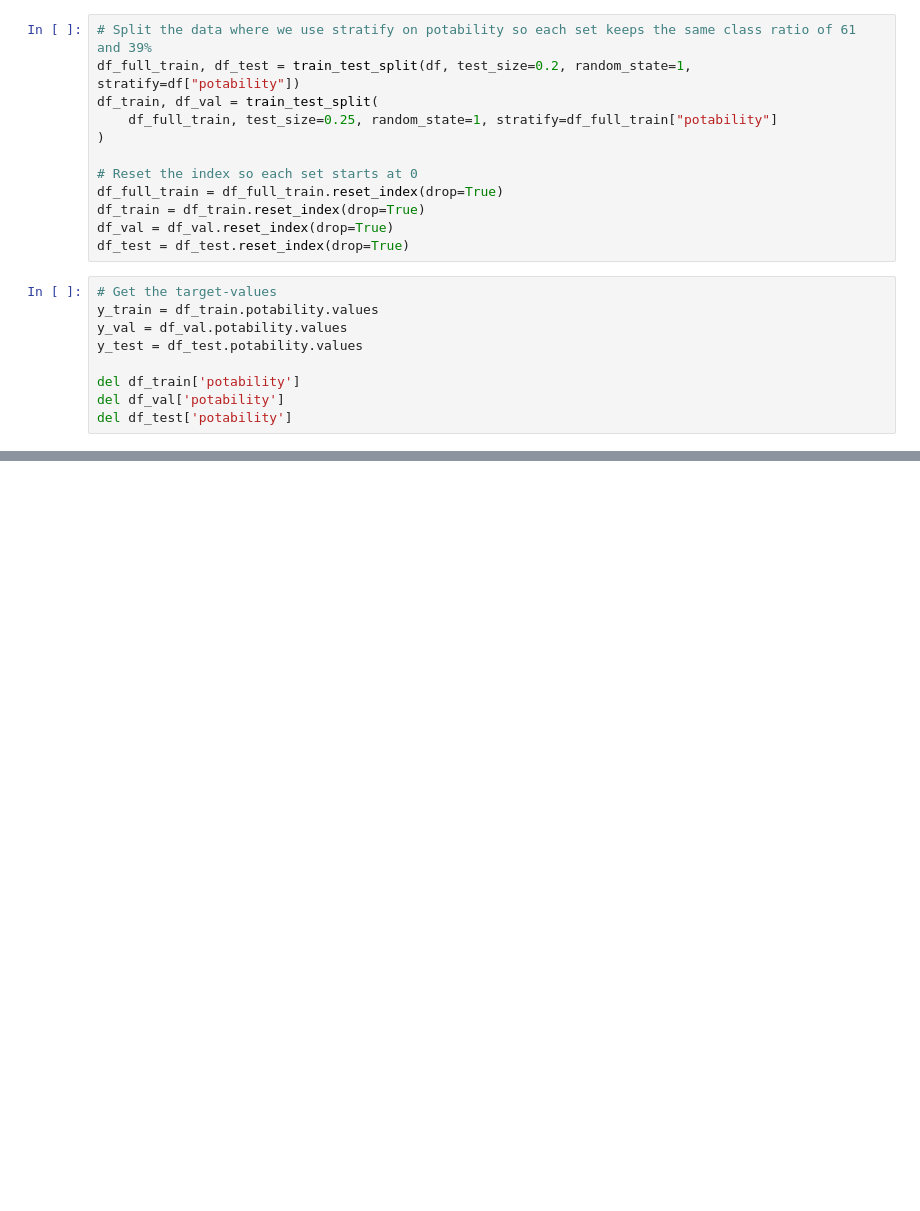
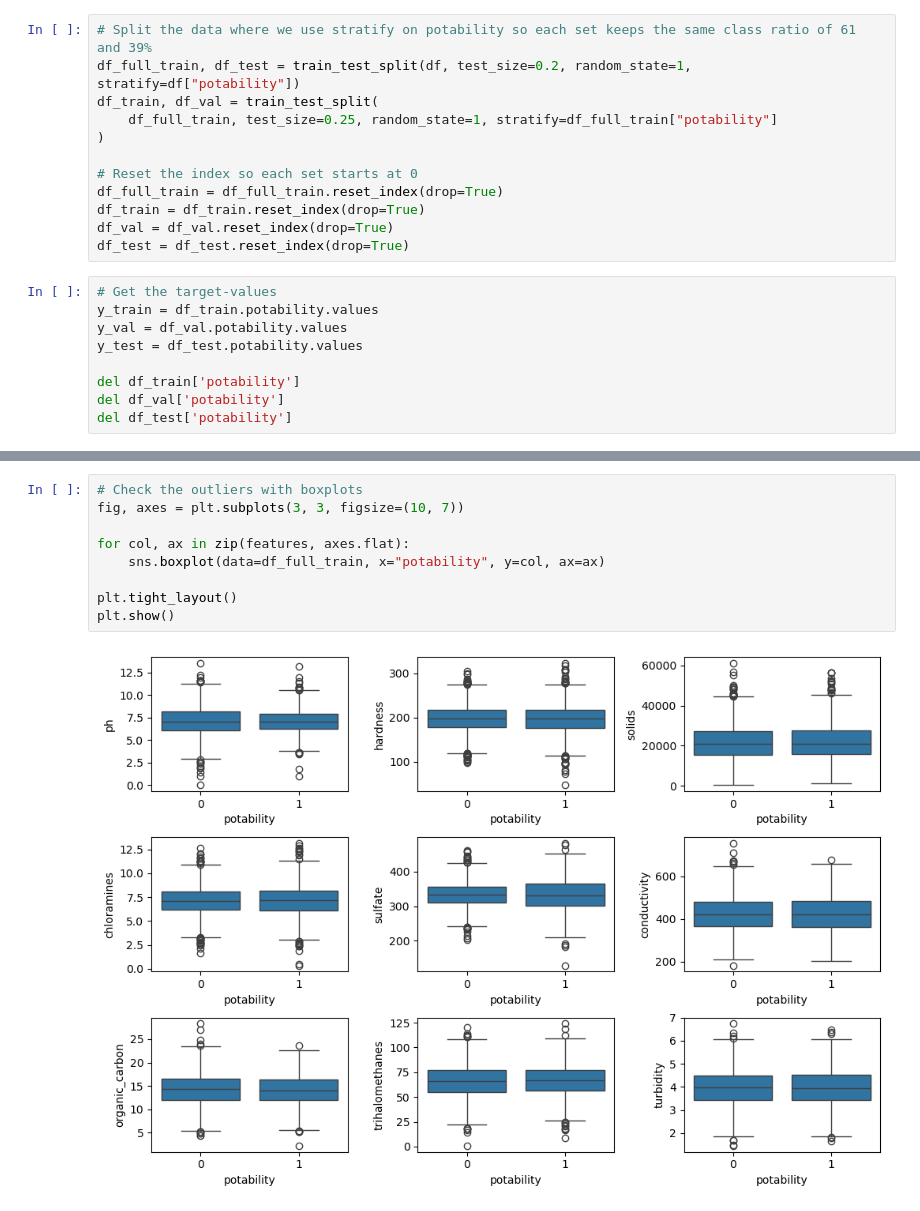
Before and after one commit to wvdaa6-hub/ml-engineering-zoomcamp, a Jupyter notebook: 2026/projects/midterm/water_potability.ipynb, the cells around one changed output, grey strips where cells are left out. Drawn from its saved outputs; the diff is of its cells as text; blank space fills up the shorter version.

```diff
--- a/2026/projects/midterm/water_potability.ipynb
+++ b/2026/projects/midterm/water_potability.ipynb
@@ -89,0 +136,11 @@ del df_test['potability']
+# %%
+# Check the outliers with boxplots
+fig, axes = plt.subplots(3, 3, figsize=(10, 7))
+
+for col, ax in zip(features, axes.flat):
+    sns.boxplot(data=df_full_train, x="potability", y=col, ax=ax)
+
+plt.tight_layout()
+plt.show()
+# %% [output]
+[figure, added]
```
Also changed, not shown: parts of 13 cells of this notebook.
